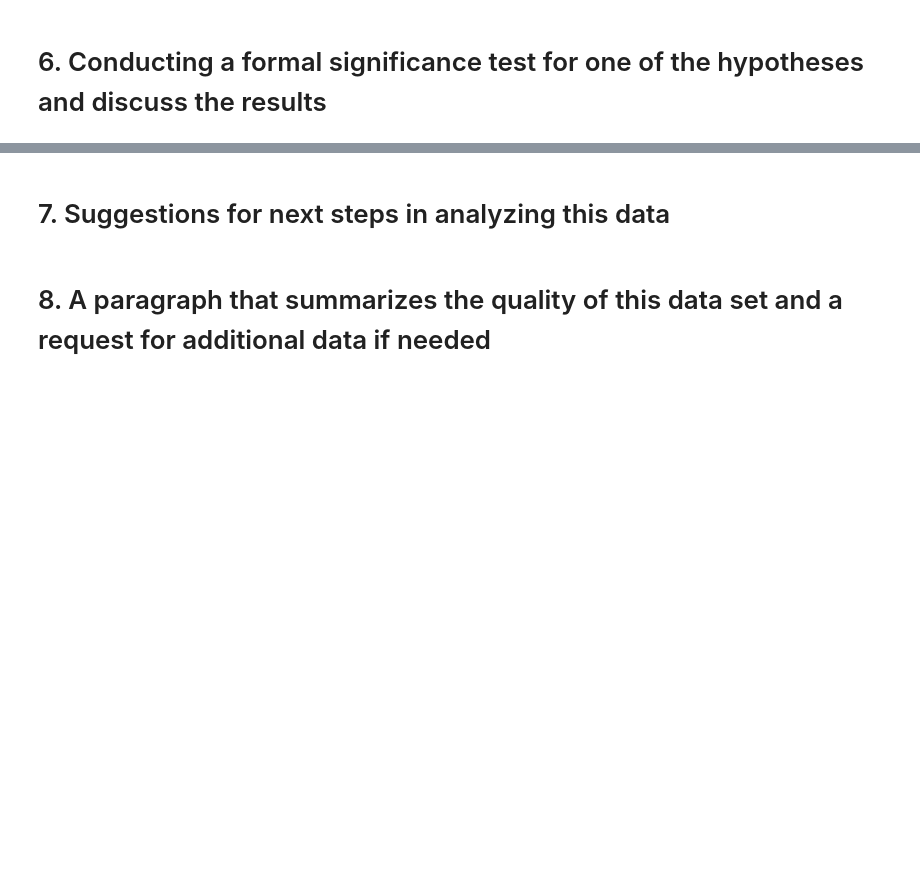
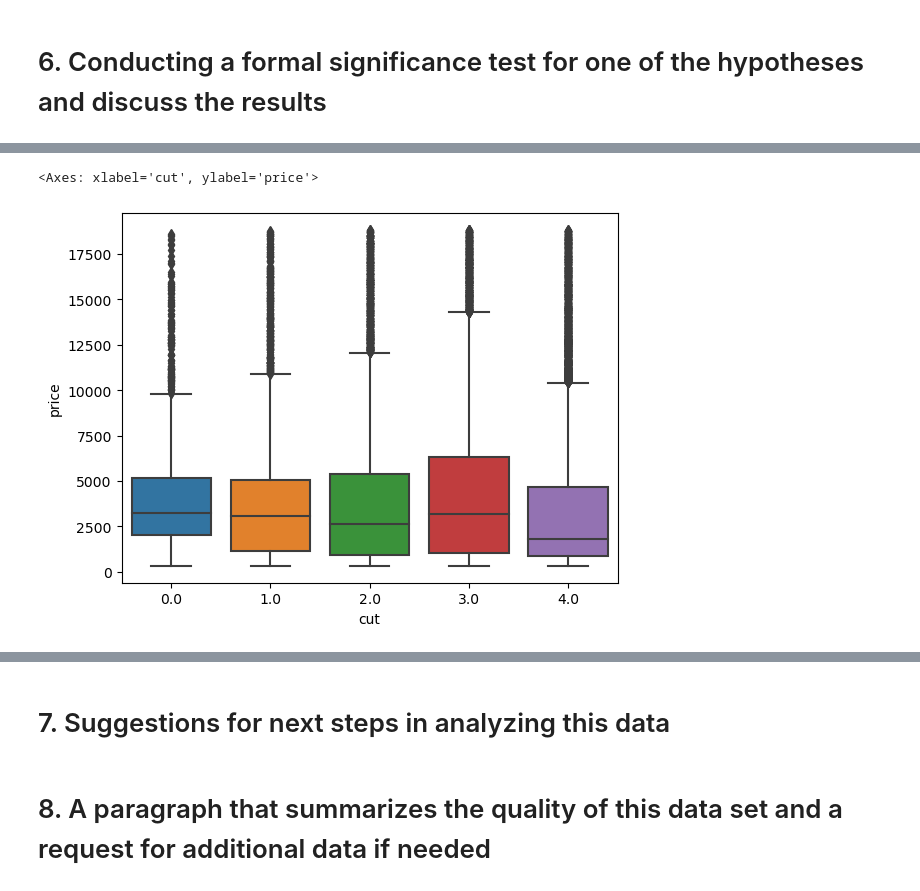
Before and after one commit to rininobaron/IBM_Machine_Learning_Professional_Certificate, a Jupyter notebook: COURSE_1_Exploratory_Data_Analysis_for_Machine_Learning/Week5/final-project-eda-ibm-course.ipynb, the cells around one changed output, grey strips where cells are left out. Drawn from its saved outputs; the diff is of its cells as text; code cells hidden in the pictures; blank space fills up the shorter version.

```diff
--- a/COURSE_1_Exploratory_Data_Analysis_for_Machine_Learning/Week5/final-project-eda-ibm-course.ipynb
+++ b/COURSE_1_Exploratory_Data_Analysis_for_Machine_Learning/Week5/final-project-eda-ibm-course.ipynb
@@ -237,22 +239,22 @@ We will perform the following changes in order to drop outliers saw above:
 6. z: drop values greather than 15
 # %%
 # carat
-diam_num = diam_num.where(diam_num["carat"] <= 4)
+diam_num = diam_num.where(diam_num["carat"] <= 4).dropna()
 
 # depth
-diam_num = diam_num.where((diam_num["depth"] >= 50) & (diam_num["depth"] <= 75))
+diam_num = diam_num.where((diam_num["depth"] >= 50) & (diam_num["depth"] <= 75)).dropna()
 
 # table
-diam_num = diam_num.where(diam_num["table"] <= 90)
+diam_num = diam_num.where(diam_num["table"] <= 90).dropna()
 
 # x
-diam_num = diam_num.where(diam_num["x"] >= 2)
+diam_num = diam_num.where(diam_num["x"] >= 2).dropna()
 
 # y
-diam_num = diam_num.where(diam_num["y"] <= 30)
+diam_num = diam_num.where(diam_num["y"] <= 30).dropna()
 
 # z
-diam_num = diam_num.where(diam_num["z"] <= 15)
+diam_num = diam_num.where(diam_num["z"] <= 15).dropna()
 
 diam_num.reset_index(drop=True, inplace=True)
 # %% [markdown]
@@ -304,0 +335,5 @@ At least one of the means for women's BMI is not the same.
+# %%
+sns.boxplot(x="cut", y="price", data=diam_num)
+# %% [output]
+<Axes: xlabel='cut', ylabel='price'>
+[figure, added]
```
Also changed, not shown: parts of 11 cells of this notebook.
